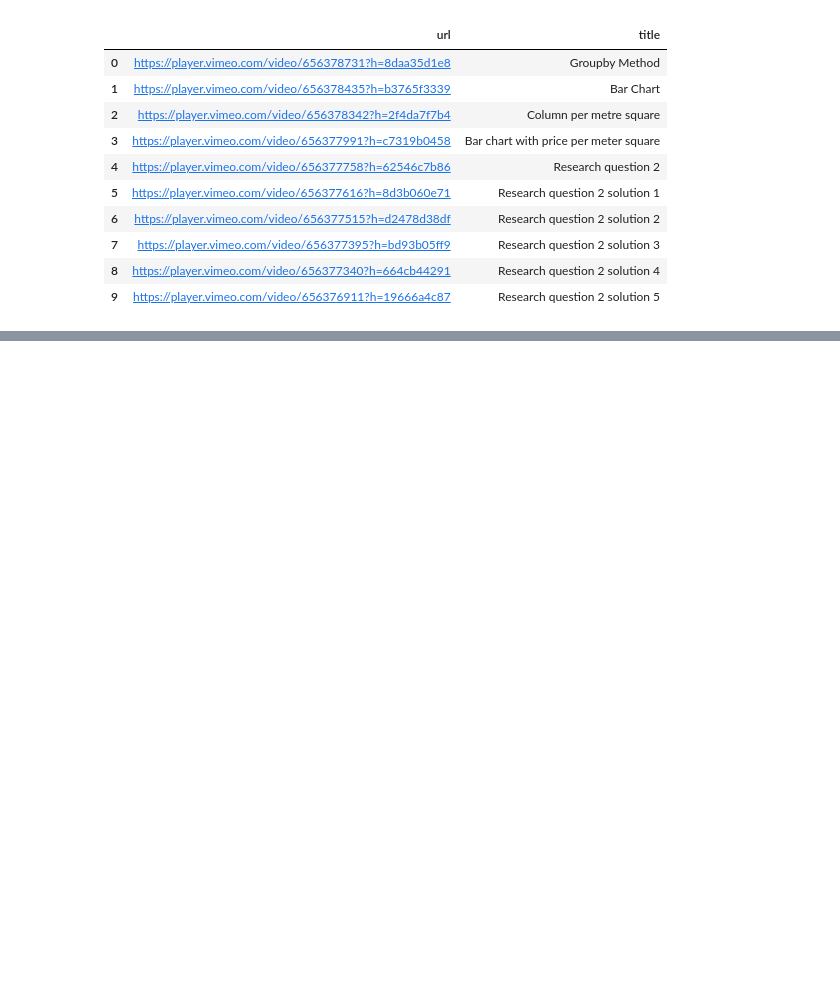
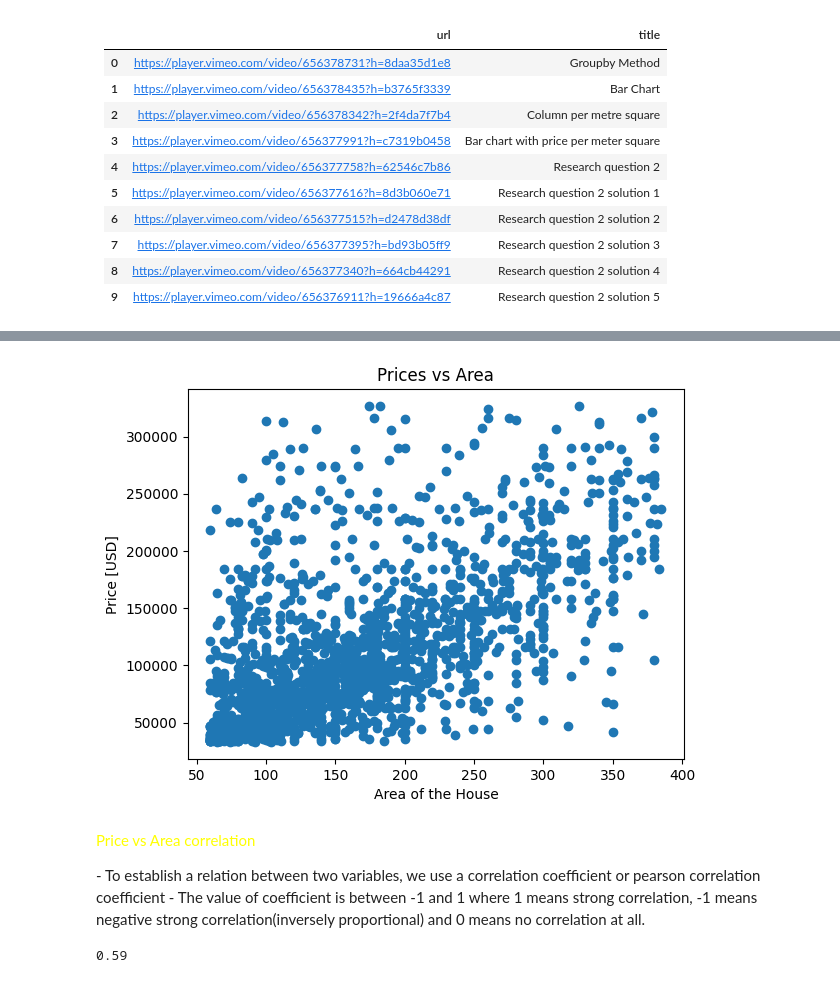
Before and after one commit to tech-ml-quant-luv/Applied_data_science_lab_worldquant, a Jupyter notebook: Project 1 - Housing in mexico/size-or-location.ipynb, the cells around one changed output, grey strips where cells are left out. Cells and saved outputs as stored; diff of their text form; code cells hidden in the pictures; blank space fills up the shorter version.

```diff
--- a/Project 1 - Housing in mexico/size-or-location.ipynb
+++ b/Project 1 - Housing in mexico/size-or-location.ipynb
@@ -98,0 +152,16 @@ IndexError: tuple index out of range
+# %%
+plt.scatter(df["area_m2"],df["price_usd"])
+plt.xlabel("Area of the House")
+plt.ylabel("Price [USD]")
+plt.title("Prices vs Area"); # What we have in Y axis comes first and X axis later
+# %% [output]
+[figure, added]
+# %% [markdown]
+<p style="color:yellow"> Price vs Area correlation </p>
+- To establish a relation between two variables, we use a correlation coefficient or pearson correlation coefficient </p>
+- The value of coefficient is between -1 and 1 where 1 means strong correlation, -1 means negative strong correlation(inversely proportional) and 0 means no correlation at all.
+# %%
+p_correlation = df["area_m2"].corr(df["price_usd"])
+print(p_correlation.round(2))
+# %% [output]
+0.59
```
Also changed, not shown: parts of 20 cells of this notebook, 1 other file.
